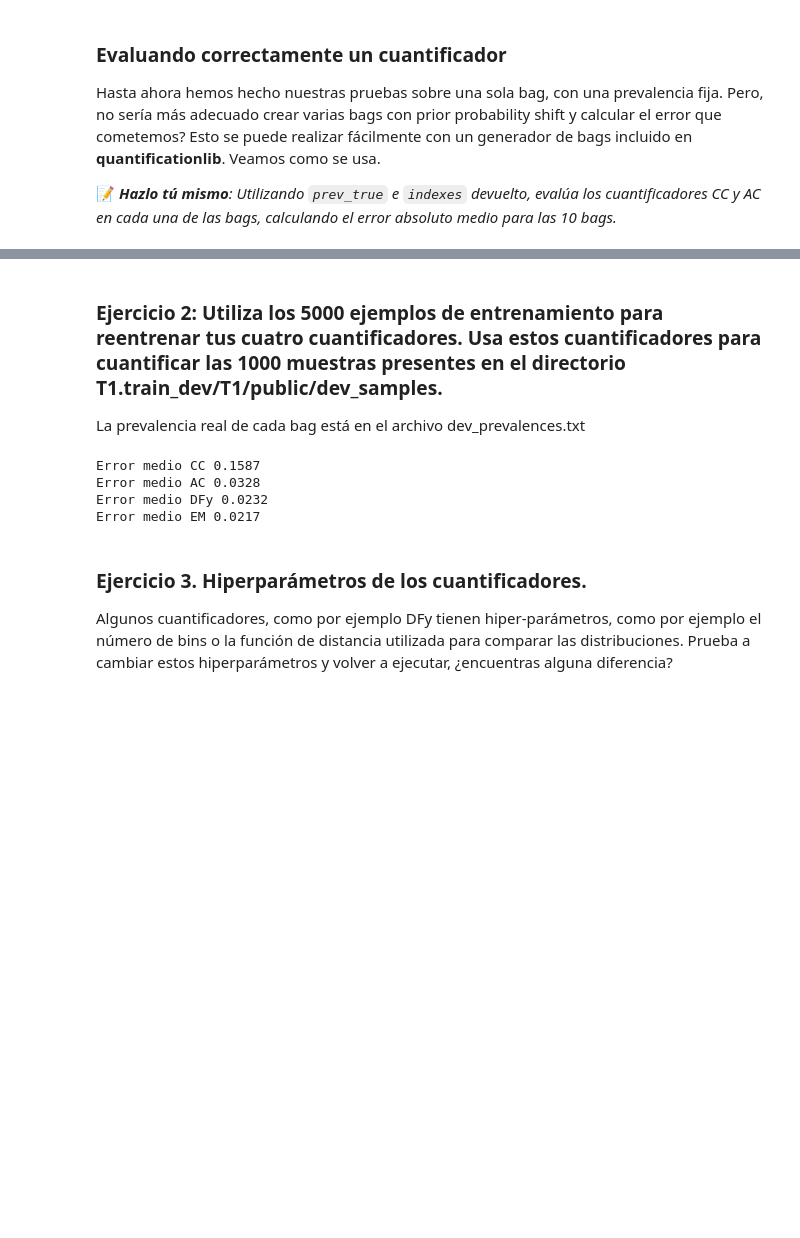
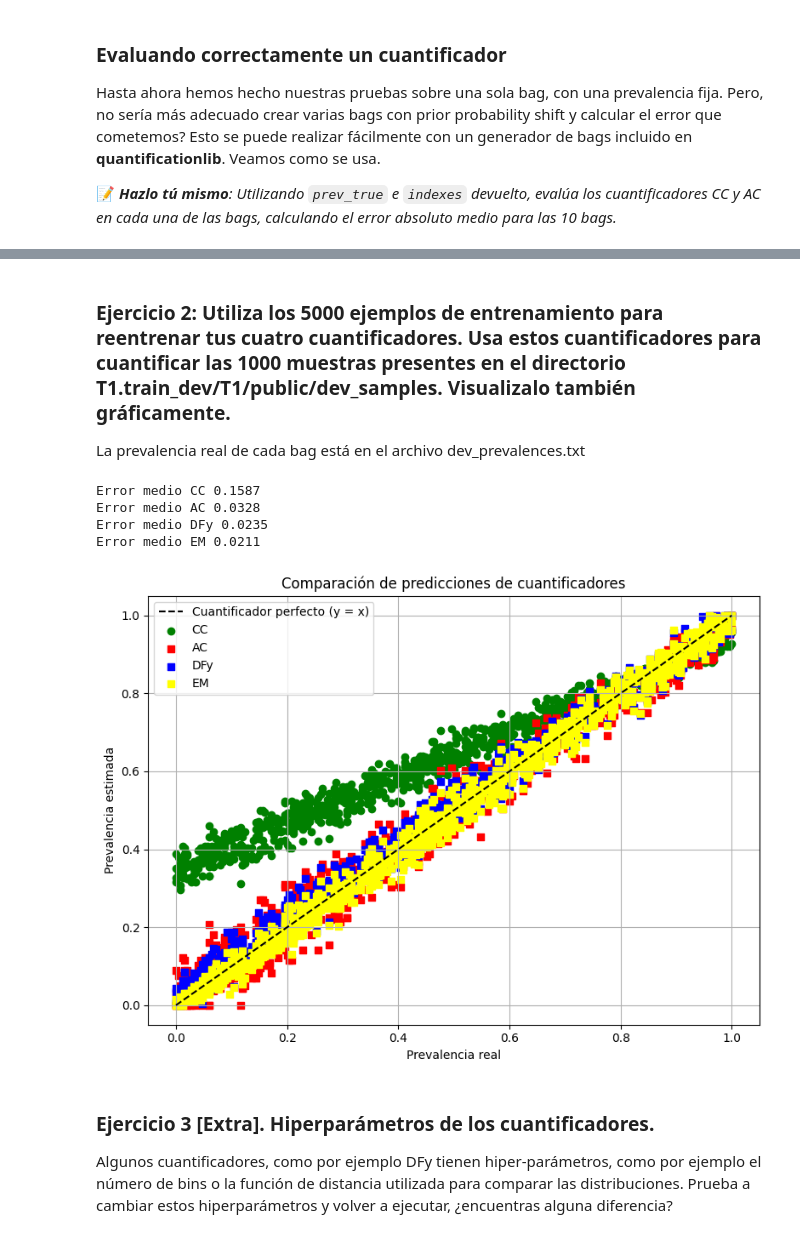
Before and after one commit to pglez82/quantificationlib_lab, a Jupyter notebook: lab/lab_solucion.ipynb, the cells around one changed output, grey strips where cells are left out. Cells and saved outputs as stored; diff of their text form; code cells hidden in the pictures; blank space fills up the shorter version.

```diff
--- a/lab/lab_solucion.ipynb
+++ b/lab/lab_solucion.ipynb
@@ -345,5 +405,5 @@ Error medio EM 0.0107
 # %% [markdown]
-### Ejercicio 2: Utiliza los 5000 ejemplos de entrenamiento para reentrenar tus cuatro cuantificadores. Usa estos cuantificadores para cuantificar las 1000 muestras presentes en el directorio T1.train_dev/T1/public/dev_samples.
+### Ejercicio 2: Utiliza los 5000 ejemplos de entrenamiento para reentrenar tus cuatro cuantificadores. Usa estos cuantificadores para cuantificar las 1000 muestras presentes en el directorio T1.train_dev/T1/public/dev_samples. Visualizalo también gráficamente.
 La prevalencia real de cada bag está en el archivo dev_prevalences.txt
 # %%
 # Tu código aquí
@@ -352,45 +412,73 @@ La prevalencia real de cada bag está en el archivo dev_prevalences.txt
 import os
 import pandas as pd
 dev_samples_path = 'T1.train_dev/T1/public/dev_samples'
 # Leer la prevalencia real de cada bag desde el archivo dev_prevalences.txt
 prev_true = pd.read_csv('T1.train_dev/T1/public/dev_prevalences.txt',index_col=0)
 bag_files = prev_true.index
 prev_true = prev_true.to_numpy()
 
 clf = LogisticRegression(max_iter=1000)
 clf.fit(X, y)
 quantifier_cc.fit(X,y)
 quantifier_ac.fit(X,y)
 quantifier_dfy.fit(X,y)
 quantifier_em.fit(X,y)
+preds_cc = np.zeros((2,1000))
+preds_ac = np.zeros((2,1000))
+preds_dfy = np.zeros((2,1000))
+preds_em = np.zeros((2,1000))
 errores_cc = np.zeros((1000))
 errores_ac = np.zeros((1000))
 errores_dfy = np.zeros((1000))
 errores_em = np.zeros((1000))
 for n_bag in bag_files:
     file_path = os.path.join(dev_samples_path, str(n_bag) + '.txt')
     df = pd.read_csv(file_path)
-    prev_pred_cc = quantifier_cc.predict(df.to_numpy())
-    prev_pred_ac = quantifier_ac.predict(df.to_numpy())
-    prev_pred_dfy = quantifier_dfy.predict(df.to_numpy())
-    prev_pred_em = quantifier_em.predict(df.to_numpy())
-    errores_cc[n_bag] = mean_absolute_error(prev_true[n_bag,:],prev_pred_cc)
-    errores_ac[n_bag] = mean_absolute_error(prev_true[n_bag,:],prev_pred_ac)
-    errores_dfy[n_bag] = mean_absolute_error(prev_true[n_bag,:],prev_pred_dfy)
-    errores_em[n_bag] = mean_absolute_error(prev_true[n_bag,:],prev_pred_em)
+    preds_cc[:,n_bag] = quantifier_cc.predict(df.to_numpy())
+    preds_ac[:,n_bag] = quantifier_ac.predict(df.to_numpy())
+    preds_dfy[:,n_bag] = quantifier_dfy.predict(df.to_numpy())
+    preds_em[:,n_bag] = quantifier_em.predict(df.to_numpy())
+    errores_cc[n_bag] = mean_absolute_error(prev_true[n_bag,:],preds_cc[:,n_bag])
+    errores_ac[n_bag] = mean_absolute_error(prev_true[n_bag,:],preds_ac[:,n_bag])
+    errores_dfy[n_bag] = mean_absolute_error(prev_true[n_bag,:],preds_dfy[:,n_bag])
+    errores_em[n_bag] = mean_absolute_error(prev_true[n_bag,:],preds_em[:,n_bag])
 
 print(f"Error medio CC {np.mean(errores_cc):.4f}")
 print(f"Error medio AC {np.mean(errores_ac):.4f}")
 print(f"Error medio DFy {np.mean(errores_dfy):.4f}")
 print(f"Error medio EM {np.mean(errores_em):.4f}")
+
+
+prev_true = prev_true[:, 1]  # Prevalencia real de la clase positiva
+preds_cc = preds_cc[1, :]  # Predicciones del cuantificador CC
+preds_ac = preds_ac[1, :]  # Predicciones del cuantificador AC
+preds_dfy = preds_dfy[1, :]  # Predicciones del cuantificador DFy
+preds_em = preds_em[1, :]  # Predicciones del cuantificador EM
+
+plt.figure(figsize=(8, 6))
+plt.plot([0, 1], [0, 1], 'k--', label='Cuantificador perfecto (y = x)')  # línea y=x
+plt.scatter(prev_true, preds_cc, color='green', label='CC', marker='o')
+plt.scatter(prev_true, preds_ac, color='red', label='AC', marker='s')
+plt.scatter(prev_true, preds_dfy, color='blue', label='DFy', marker='s')
+plt.scatter(prev_true, preds_em, color='yellow', label='EM', marker='s')
+
+# Etiquetas y leyenda
+plt.xlabel('Prevalencia real')
+plt.ylabel('Prevalencia estimada')
+plt.title('Comparación de predicciones de cuantificadores')
+plt.legend()
+plt.grid(True)
+plt.tight_layout()
+plt.show()
 # -------------------------------------------------------------------------------------------------
 # %% [output]
 Error medio CC 0.1587
 Error medio AC 0.0328
-Error medio DFy 0.0232
-Error medio EM 0.0217
+Error medio DFy 0.0235
+Error medio EM 0.0211
+[figure, added]
 # %% [markdown]
-### Ejercicio 3. Hiperparámetros de los cuantificadores.
+### Ejercicio 3 [Extra]. Hiperparámetros de los cuantificadores.
 Algunos cuantificadores, como por ejemplo DFy tienen hiper-parámetros, como por ejemplo el número de bins o la función de distancia utilizada para comparar las distribuciones. Prueba a cambiar estos hiperparámetros y volver a ejecutar, ¿encuentras alguna diferencia?
 # %%
 # Tu código aquí
```
Also changed, not shown: parts of 10 cells of this notebook, 1 other file.
